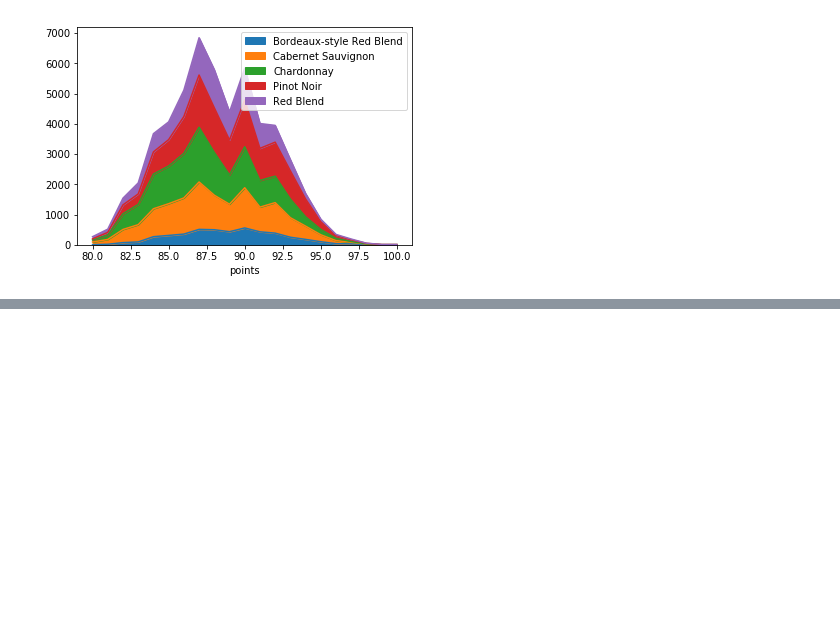
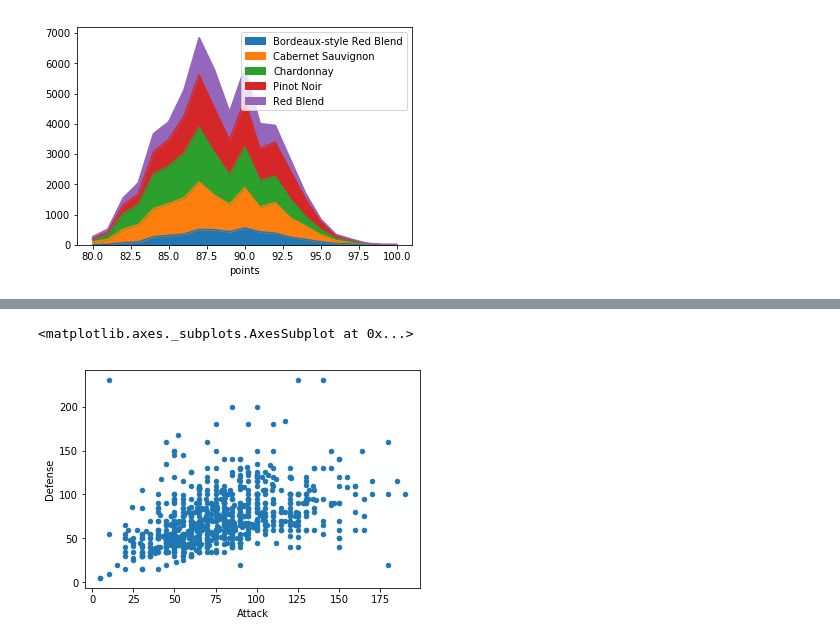
Before and after one commit to tutss/datascience, a Jupyter notebook: kaggle/training/Plotting_2D.ipynb, the cells around one changed output, grey strips where cells are left out. Cells and saved outputs as stored; diff of their text form; code cells hidden in the pictures; blank space fills up the shorter version.

```diff
--- a/kaggle/training/Plotting_2D.ipynb
+++ b/kaggle/training/Plotting_2D.ipynb
@@ -42,0 +48,3 @@ wine_counts.plot.area()
+# %%
+pokemon = pd.read_csv('../../../datasets/Pokemon.csv', index_col=0)
+pokemon.head()
@@ -42,0 +59,5 @@ wine_counts.plot.area()
+# %%
+pokemon.plot.scatter(x='Attack',y='Defense')
+# %% [output]
+<matplotlib.axes._subplots.AxesSubplot at 0x...>
+[figure, added]
```
Also changed, not shown: parts of 8 cells of this notebook, 1 other file.
